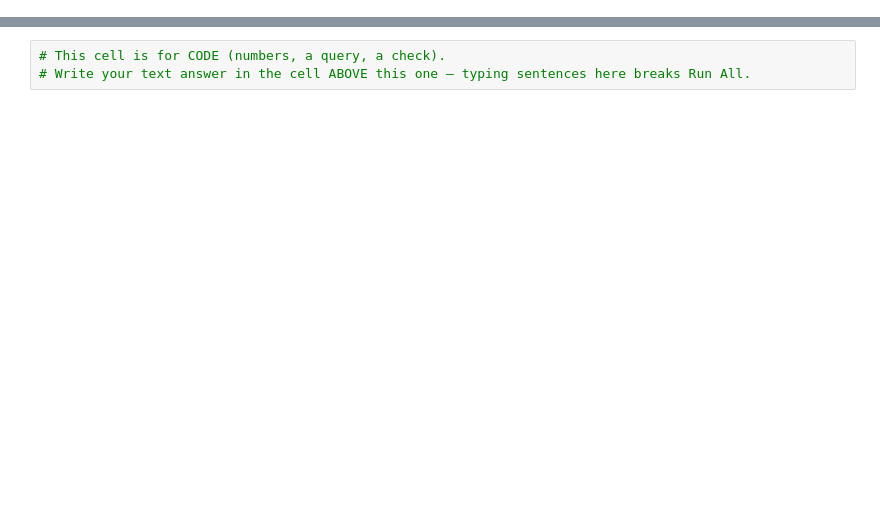
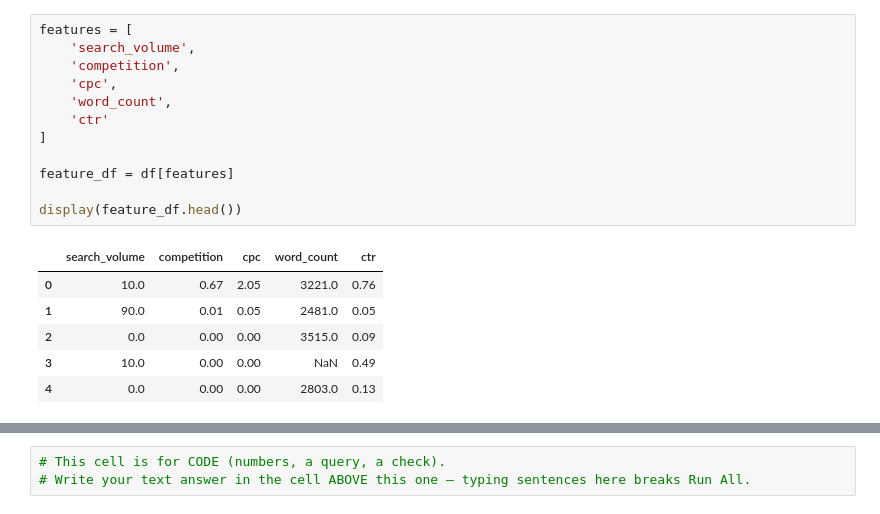
Before and after one commit to OmRaj6666/flyrank-ml-internship, a Jupyter notebook: work/notebooks/w03_data_contract.ipynb, the cells around one changed output, grey strips where cells are left out. Cells and saved outputs as stored; diff of their text form; blank space fills up the shorter version.

```diff
--- a/work/notebooks/w03_data_contract.ipynb
+++ b/work/notebooks/w03_data_contract.ipynb
@@ -12,0 +85,19 @@ This skeleton is yours to fill. Work the sections **in order** — each one has
+# %%
+features = [
+    'search_volume',
+    'competition',
+    'cpc',
+    'word_count',
+    'ctr'
+]
+
+feature_df = df[features]
+
+display(feature_df.head())
+# %% [output]
+|  | search_volume | competition | cpc | word_count | ctr |
+| 0 | 10.0 | 0.67 | 2.05 | 3221.0 | 0.76 |
+| 1 | 90.0 | 0.01 | 0.05 | 2481.0 | 0.05 |
+| 2 | 0.0 | 0.00 | 0.00 | 3515.0 | 0.09 |
+| 3 | 10.0 | 0.00 | 0.00 | NaN | 0.49 |
+| 4 | 0.0 | 0.00 | 0.00 | 2803.0 | 0.13 |
```
Also changed, not shown: parts of 25 cells of this notebook.
